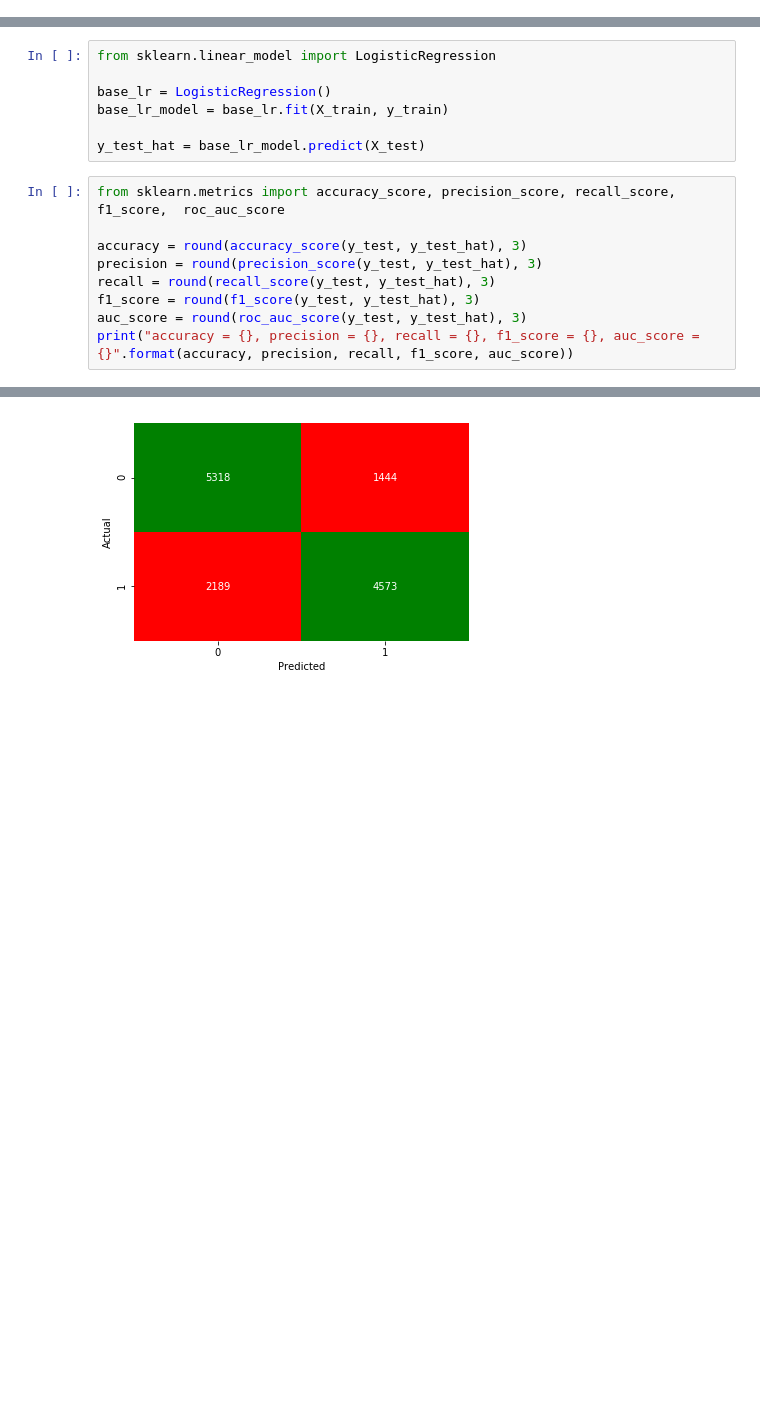
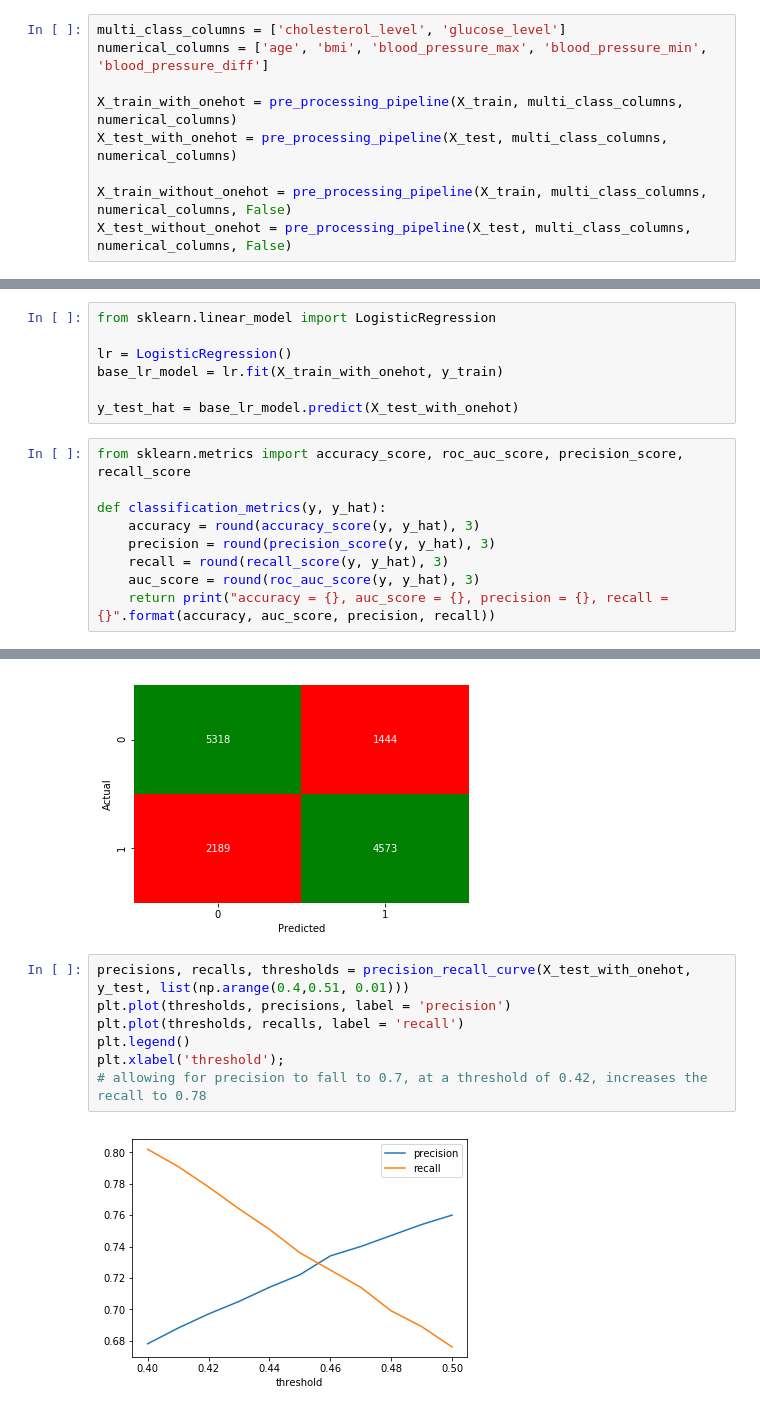
Before and after one commit to jackbustertann/cardiovascular_disease_detection, a Jupyter notebook: index.ipynb, the cells around one changed output, grey strips where cells are left out. Drawn from its saved outputs; the diff is of its cells as text; blank space fills up the shorter version.

```diff
--- a/index.ipynb
+++ b/index.ipynb
@@ -265,3 +267,12 @@ X_train = pd.read_csv('data/train_set/cardio_train_predictors.csv').drop(columns
 X_test = pd.read_csv('data/test_set/cardio_test_predictors.csv').drop(columns = ['Unnamed: 0'])
 y_train = pd.read_csv('data/train_set/cardio_train_target.csv', header = None)[1]
 y_test = pd.read_csv('data/test_set/cardio_test_target.csv', header = None)[1]
+# %%
+multi_class_columns = ['cholesterol_level', 'glucose_level']
+numerical_columns = ['age', 'bmi', 'blood_pressure_max', 'blood_pressure_min', 'blood_pressure_diff']
+
+X_train_with_onehot = pre_processing_pipeline(X_train, multi_class_columns, numerical_columns)
+X_test_with_onehot = pre_processing_pipeline(X_test, multi_class_columns, numerical_columns)
+
+X_train_without_onehot = pre_processing_pipeline(X_train, multi_class_columns, numerical_columns, False)
+X_test_without_onehot = pre_processing_pipeline(X_test, multi_class_columns, numerical_columns, False)
@@ -268,16 +283,16 @@ y_test = pd.read_csv('data/test_set/cardio_test_target.csv', header = None)[1]
 # %%
 from sklearn.linear_model import LogisticRegression
 
-base_lr = LogisticRegression()
-base_lr_model = base_lr.fit(X_train, y_train)
+lr = LogisticRegression()
+base_lr_model = lr.fit(X_train_with_onehot, y_train)
 
-y_test_hat = base_lr_model.predict(X_test)
+y_test_hat = base_lr_model.predict(X_test_with_onehot)
 # %%
-from sklearn.metrics import accuracy_score, precision_score, recall_score, f1_score,  roc_auc_score
+from sklearn.metrics import accuracy_score, roc_auc_score, precision_score, recall_score
 
-accuracy = round(accuracy_score(y_test, y_test_hat), 3)
-precision = round(precision_score(y_test, y_test_hat), 3)
-recall = round(recall_score(y_test, y_test_hat), 3)
-f1_score = round(f1_score(y_test, y_test_hat), 3)
-auc_score = round(roc_auc_score(y_test, y_test_hat), 3)
-print("accuracy = {}, precision = {}, recall = {}, f1_score = {}, auc_score = {}".format(accuracy, precision, recall, f1_score, auc_score))
+def classification_metrics(y, y_hat):
+    accuracy = round(accuracy_score(y, y_hat), 3)
+    precision = round(precision_score(y, y_hat), 3)
+    recall = round(recall_score(y, y_hat), 3)
+    auc_score = round(roc_auc_score(y, y_hat), 3)
+    return print("accuracy = {}, auc_score = {}, precision = {}, recall = {}".format(accuracy, auc_score, precision, recall))
@@ -311,3 +328,12 @@ confusion_matrix = pd.crosstab(pd.Series(y_test), pd.Series(y_test_hat), rowname
 sns.heatmap(confusion_matrix, annot=True, cmap = ['red', 'green'], cbar = False, fmt = 'g');
 # %% [output]
 [figure]
+# %%
+precisions, recalls, thresholds = precision_recall_curve(X_test_with_onehot, y_test, list(np.arange(0.4,0.51, 0.01)))
+plt.plot(thresholds, precisions, label = 'precision')
+plt.plot(thresholds, recalls, label = 'recall')
+plt.legend()
+plt.xlabel('threshold');
+# allowing for precision to fall to 0.7, at a threshold of 0.42, increases the recall to 0.78
+# %% [output]
+[figure, added]
```
Also changed, not shown: parts of 23 cells of this notebook.
